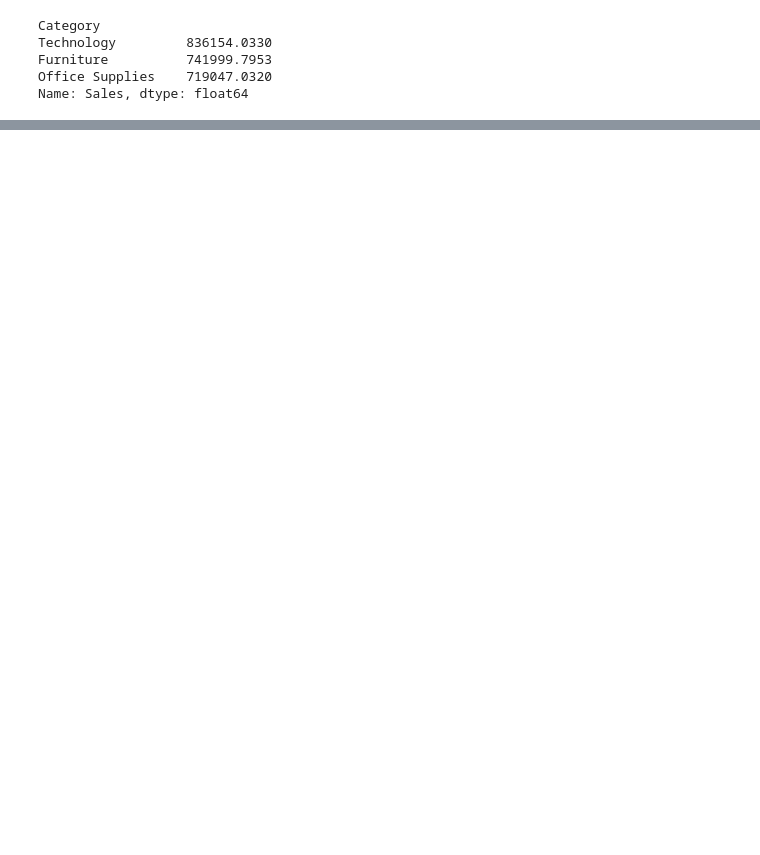
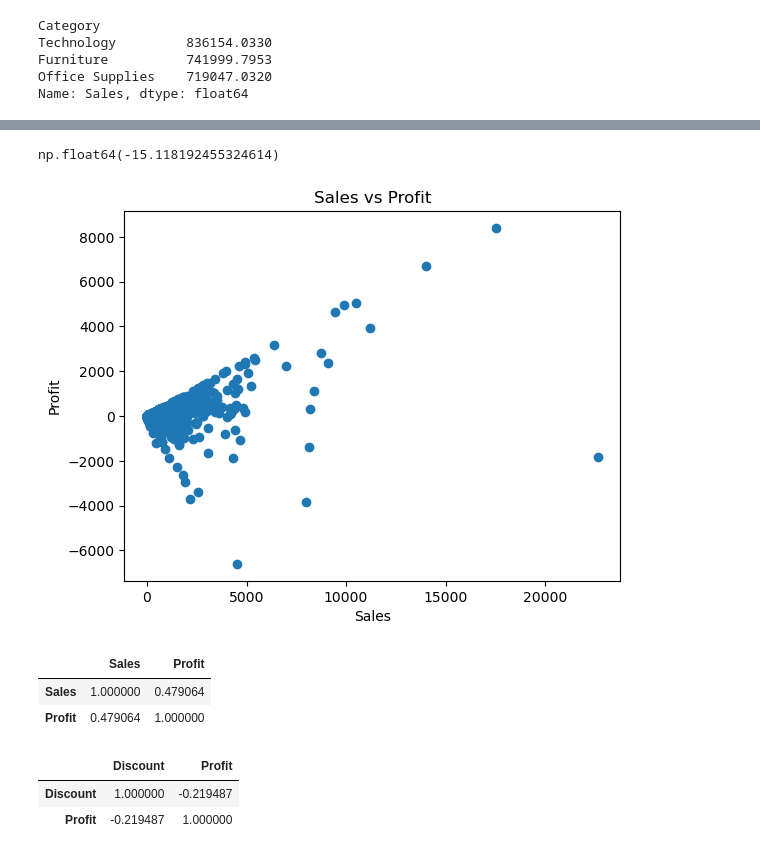
Before and after one commit to rehan9623/Sales-Data-Analysis, a Jupyter notebook: NoteBook/sales_analysis.ipynb, the cells around one changed output, grey strips where cells are left out. Drawn from its saved outputs; the diff is of its cells as text; code cells hidden in the pictures; blank space fills up the shorter version.

Commit message:
Finalized complete sales data analysis project with documentation

```diff
--- a/NoteBook/sales_analysis.ipynb
+++ b/NoteBook/sales_analysis.ipynb
@@ -224,0 +283,26 @@ Name: Sales, dtype: float64
+# %%
+texas = df[df["State"] == "Texas"]
+(texas["Profit"].sum() / texas["Sales"].sum()) * 100
+# %% [output]
+np.float64(-15.118192455324614)
+# %%
+plt.figure()
+plt.scatter(df["Sales"], df["Profit"])
+plt.title("Sales vs Profit")
+plt.xlabel("Sales")
+plt.ylabel("Profit")
+plt.show()
+# %% [output]
+[figure, added]
+# %%
+df[["Sales", "Profit"]].corr()
+# %% [output]
+|  | Sales | Profit |
+| Sales | 1.000000 | 0.479064 |
+| Profit | 0.479064 | 1.000000 |
+# %%
+df[["Discount", "Profit"]].corr()
+# %% [output]
+|  | Discount | Profit |
+| Discount | 1.000000 | -0.219487 |
+| Profit | -0.219487 | 1.000000 |
```
Also changed, not shown: parts of 13 cells of this notebook, 2 other files.
